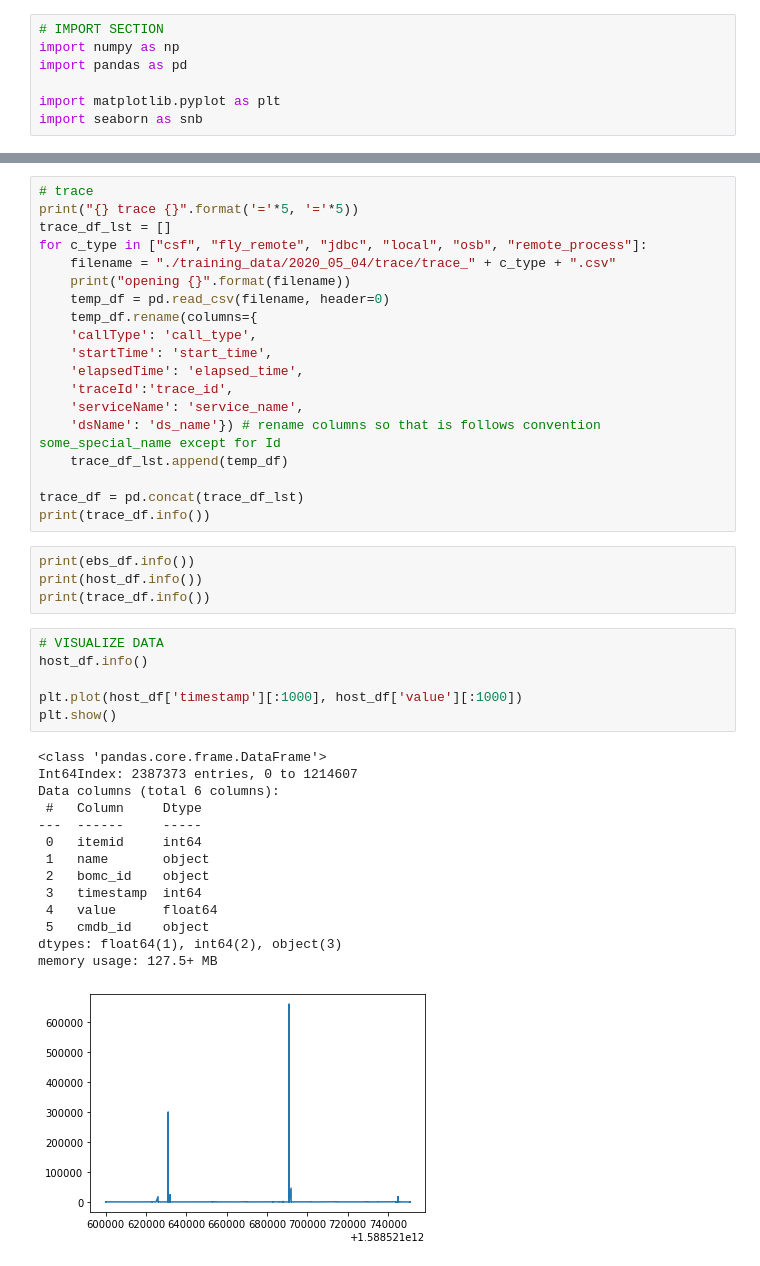
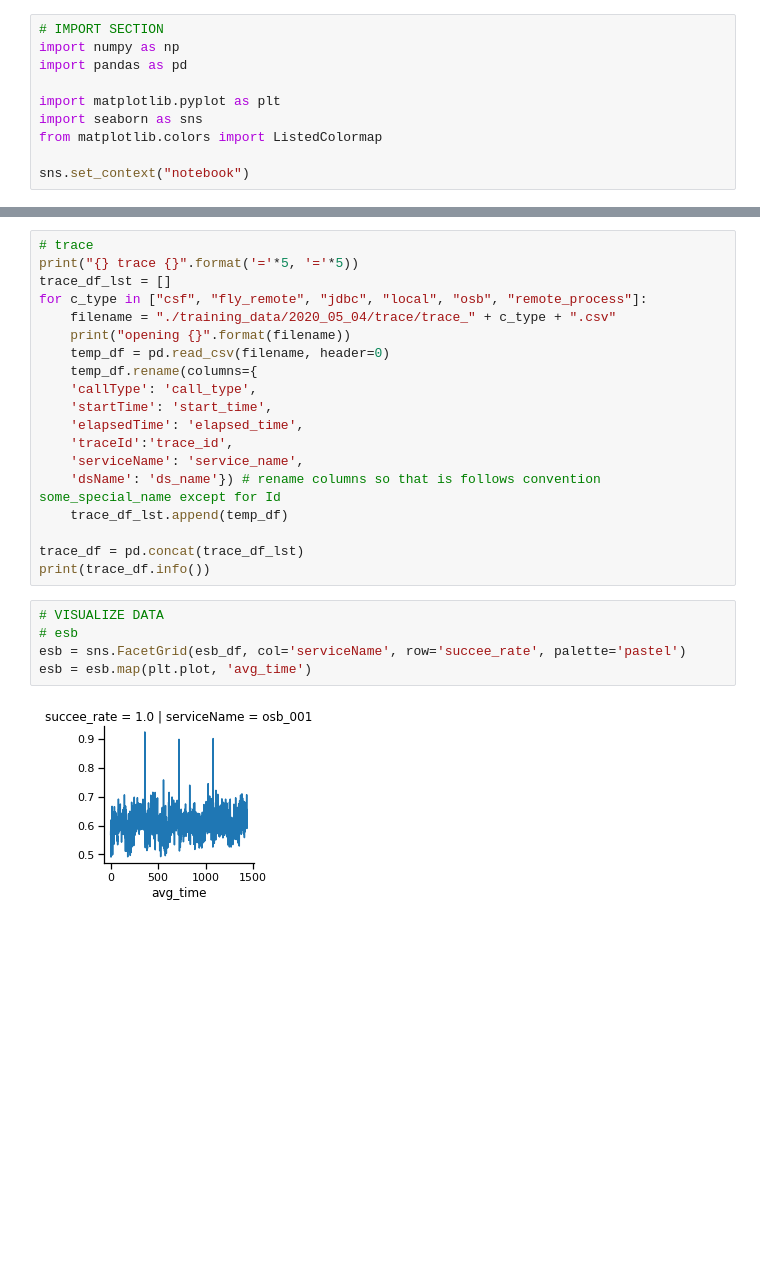
Before and after one commit to DANM-team/ANM-project, a Jupyter notebook: project.ipynb, the cells around one changed output, grey strips where cells are left out. Cells and saved outputs as stored; diff of their text form; blank space fills up the shorter version.

Commit message:
creating python notebook for go through the data, and visualize what's in it

```diff
--- a/project.ipynb
+++ b/project.ipynb
@@ -4,7 +4,10 @@ import numpy as np
 import pandas as pd
 
 import matplotlib.pyplot as plt
-import seaborn as snb
+import seaborn as sns
+from matplotlib.colors import ListedColormap
+
+sns.set_context("notebook")
 # %%
 # ACQUIRE DATA
 # esb (business indicator)
@@ -55,28 +111,10 @@ for c_type in ["csf", "fly_remote", "jdbc", "local", "osb", "remote_process"]:
 
 trace_df = pd.concat(trace_df_lst)
 print(trace_df.info())
-# %%
-print(ebs_df.info())
-print(host_df.info())
-print(trace_df.info())
-# %%
-# VISUALIZE DATA
-host_df.info()
-
-plt.plot(host_df['timestamp'][:1000], host_df['value'][:1000])
-plt.show()
-# %% [output]
-<class 'pandas.core.frame.DataFrame'>
-Int64Index: 2387373 entries, 0 to 1214607
-Data columns (total 6 columns):
- #   Column     Dtype
----  ------     -----
- 0   itemid     int64
- 1   name       object
- 2   bomc_id    object
- 3   timestamp  int64
- 4   value      float64
- 5   cmdb_id    object
-dtypes: float64(1), int64(2), object(3)
-memory usage: 127.5+ MB
-[figure, removed]
+# %%
+# VISUALIZE DATA
+# esb
+esb = sns.FacetGrid(esb_df, col='serviceName', row='succee_rate', palette='pastel')
+esb = esb.map(plt.plot, 'avg_time')
+# %% [output]
+[figure, added]
```
Also changed, not shown: parts of 6 cells of this notebook.
